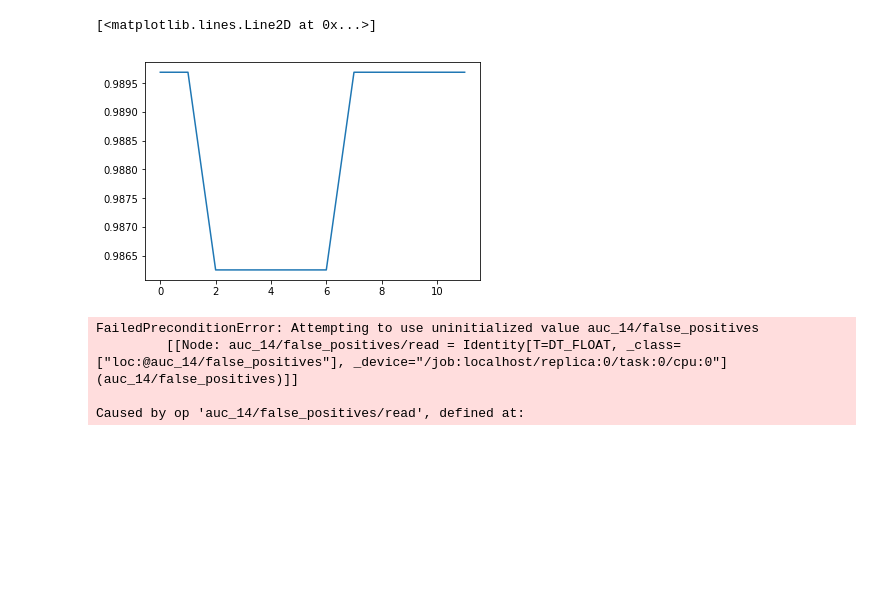
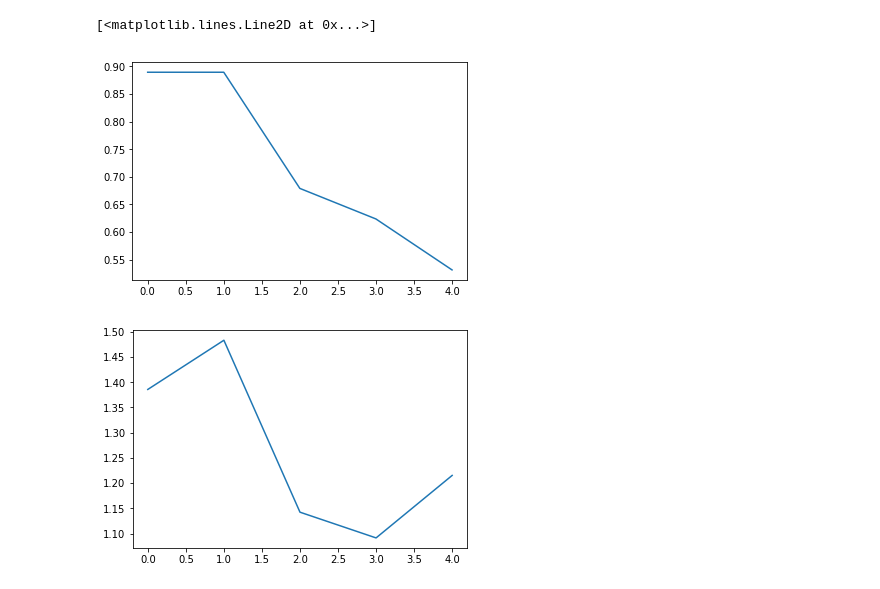
Before and after one commit to RifathRashid/biological-assay-classification, a Jupyter notebook: DNN-tensorflow.ipynb, the cells around one changed output. Drawn from its saved outputs; the diff is of its cells as text; code cells hidden in the pictures; blank space fills up the shorter version.

```diff
--- a/DNN-tensorflow.ipynb
+++ b/DNN-tensorflow.ipynb
@@ -35,7 +38,7 @@ def read_file(filename):
         # split line (1 data point) into smiles, fingerprint (features), and label
         split_line = line.strip().split('\t')
         # print(index)
-        smiles = split_line[0]
+        # smiles = split_line[0]
         fingerprint = [int(c) for c in split_line[3]]
         label = int(split_line[2])
 
@@ -45,9 +48,9 @@ def read_file(filename):
     input_file.close()
     return (np.array(X), np.array(Y))
 
-train_filename = './fingerprints/train/nr-ar.fp'
-val_filename = './fingerprints/test/nr-ar.fp'
-test_filename = './fingerprints/score/nr-ar.fp'
+train_filename = './fingerprints/train/nr-ahr.fp'
+val_filename = './fingerprints/test/nr-ahr.fp'
+test_filename = './fingerprints/score/nr-ahr.fp'
 X_train, Y_train = read_file(train_filename)
 X_val, Y_val = read_file(val_filename)
 X_test, Y_test = read_file(test_filename)
@@ -106,8 +173,15 @@ accuracy = tf.reduce_mean(correct_prediction)
 
 # training parameters
 batch_size = 50
-num_epochs = 3
+num_epochs = 1
 num_batches_per_epoch = int(np.ceil(len(X_train) / batch_size))
+print(num_batches_per_epoch)
+
+# calculate frequencies of positives, negatives in training set
+q_train = Y_train.size/np.sum(Y_train)
+q_val = Y_val.size/np.sum(Y_val)
+print(q_train, q_val)
+q_train = q_val
 
 # keep track of loss and accuracy
 train_losses = []
@@ -120,8 +194,21 @@ sess.run(tf.global_variables_initializer())
 saver = tf.train.Saver()
 
 # accuracy based on initialized weights
-val_accuracy = sess.run(accuracy, feed_dict={x: X_val, y_labels: Y_val})
+val_accuracy, val_loss = sess.run([accuracy, loss_fn], feed_dict={x: X_val, y_labels: Y_val, q: q_train}) # use q_train or q_val??
+train_accuracy, train_loss = sess.run([accuracy, loss_fn], feed_dict={x: X_train, y_labels: Y_train, q: q_train}) # use q_train or q_val??
+val_accs.append(val_accuracy)
+val_losses.append(val_loss)
+train_accs.append(train_accuracy)
+train_losses.append(train_loss)
+saver.save(sess, '/tmp/deepnn_model_weights.ckpt')
 print('initial validation accuracy %0.3g' % val_accuracy)
+print('initial validation loss %0.3g' % val_loss)
+
+# hyperparameters
+# num_layers = [1, 2, 3, 4]
+# batch_sizes = [10, 50, 100, 500]
+# num_nodes = [512, 1024, 2048]
+# l2_scale = [0.01, 0.1, 1]
 
 # training loop
 for epoch in range(num_epochs):
@@ -136,12 +223,12 @@ for epoch in range(num_epochs):
         batch_y = Y_train[batch_indices]
 
         # train on batch data
-        sess.run(train_step, feed_dict={x: batch_x, y_labels: batch_y})
+        sess.run(train_step, feed_dict={x: batch_x, y_labels: batch_y, q: q_train})
 
         # store loss and accuracy
         if i % 50 == 0:
-            val_accuracy, val_loss = sess.run([accuracy, loss_fn], feed_dict={x: X_val, y_labels: Y_val})
-            train_accuracy, train_loss = sess.run([accuracy, loss_fn], feed_dict={x: X_train, y_labels: Y_train})
+            val_accuracy, val_loss = sess.run([accuracy, loss_fn], feed_dict={x: X_val, y_labels: Y_val, q: q_train}) # use q_train or q_val??
+            train_accuracy, train_loss = sess.run([accuracy, loss_fn], feed_dict={x: X_train, y_labels: Y_train, q: q_train}) # use q_train or q_val??
             val_accs.append(val_accuracy)
             val_losses.append(val_loss)
             train_accs.append(train_accuracy)
@@ -150,11 +237,11 @@ for epoch in range(num_epochs):
 
             # save variables only if accuracy has increased
             if val_accuracy > max(val_accs):
-                saver.save(sess, 'deepnn_model_weights')
+                saver.save(sess, 'deepnn_model_weights.ckpt')
 
 val_accuracy = sess.run(accuracy, feed_dict={x: X_val, y_labels: Y_val})
 if val_accuracy > max(val_accs):
-    saver.save(sess, 'deepnn_model_weights')
+    saver.save(sess, '/tmp/deepnn_model_weights.ckpt')
 
 print("Best val accuracy: %g" % max(val_accs))
 # %% [output]
@@ -175,21 +257,9 @@ Best val accuracy: 0.989691
 # %%
+plt.figure()
 plt.plot(val_accs)
+plt.figure()
+plt.plot(val_losses)
 # %% [output]
 [<matplotlib.lines.Line2D at 0x...>]
-[figure, old version]
+[figure, new version]
+[figure, added]
-# %%
-## AUROC
-
-# feed_dict = {x: X_test}
-# classification = tf.run(sign(deepnn), feed_dict)
-# print classification
-y_prob = tf.sigmoid(y_pred)
-auroc_fn = tf.metrics.auc(labels=Y_test, predictions=y_prob)
-# sess.run([tf.global_variables_initializer(), tf.local_variables_initializer()])
-auroc = sess.run(auroc_fn, feed_dict={x: X_test})
-print(auroc)
-# %% [output]
-FailedPreconditionError: Attempting to use uninitialized value auc_14/false_positives
-         [[Node: auc_14/false_positives/read = Identity[T=DT_FLOAT, _class=["loc:@auc_14/false_positives"], _device="/job:localhost/replica:0/task:0/cpu:0"](auc_14/false_positives)]]
-
-Caused by op 'auc_14/false_positives/read', defined at:
```
Also changed, not shown: parts of 10 cells of this notebook, 5 other files.
